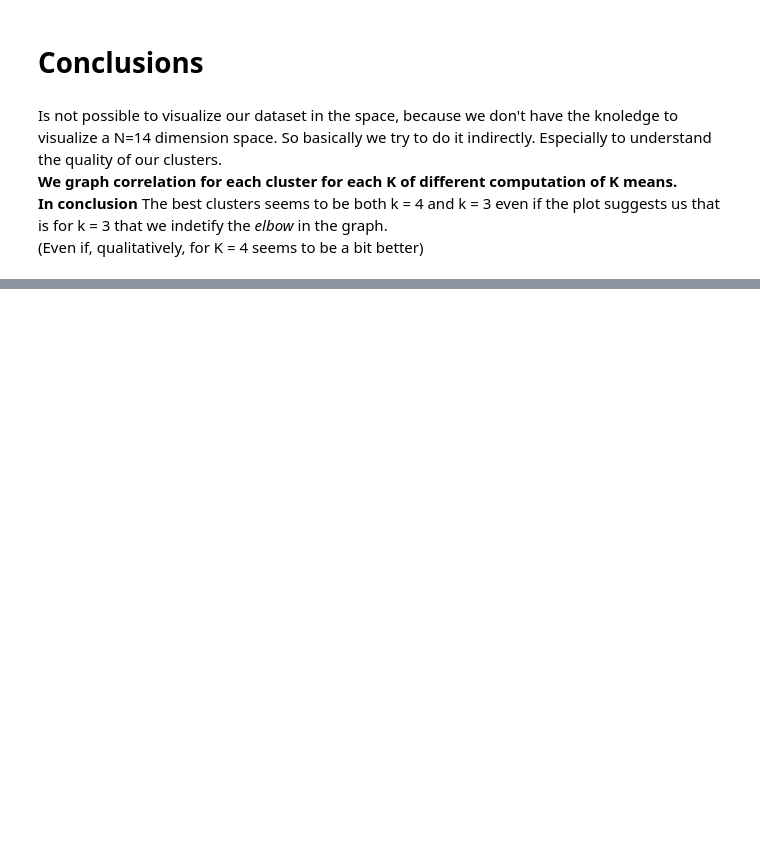
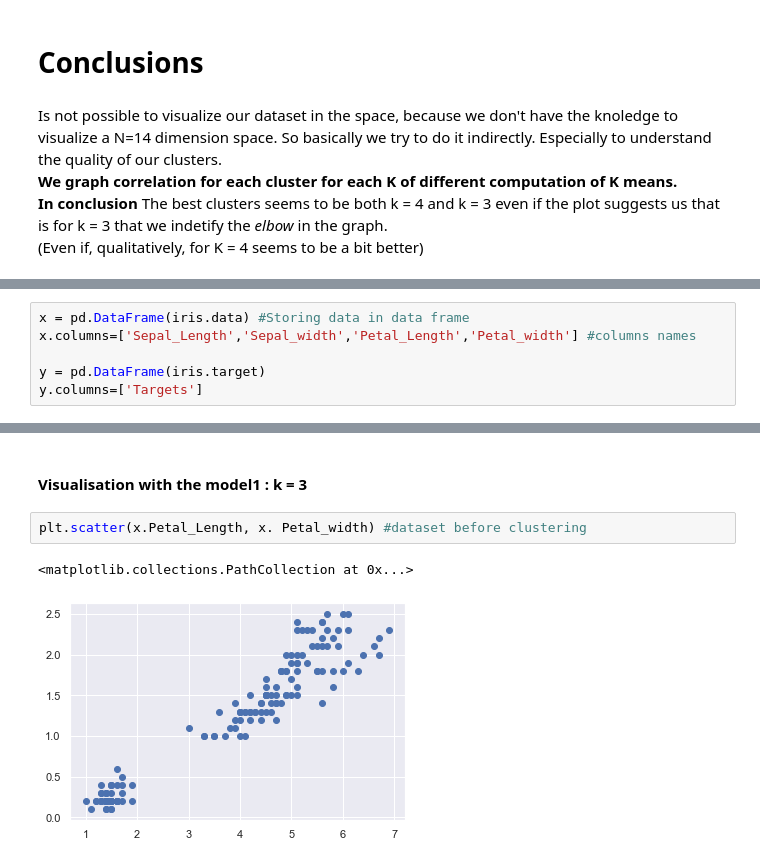
Before and after one commit to Fraquia/ADM-HW4, a Jupyter notebook: main.ipynb, the cells around one changed output, grey strips where cells are left out. Drawn from its saved outputs; the diff is of its cells as text; blank space fills up the shorter version.

```diff
--- a/main.ipynb
+++ b/main.ipynb
@@ -684,0 +704,6 @@ __In conclusion__ The best clusters seems to be both k = 4 and k = 3 even if the
+# %%
+x = pd.DataFrame(iris.data) #Storing data in data frame
+x.columns=['Sepal_Length','Sepal_width','Petal_Length','Petal_width'] #columns names
+
+y = pd.DataFrame(iris.target)
+y.columns=['Targets']
@@ -684,0 +844,7 @@ __In conclusion__ The best clusters seems to be both k = 4 and k = 3 even if the
+# %% [markdown]
+#### Visualisation with the model1 : k = 3
+# %%
+plt.scatter(x.Petal_Length, x. Petal_width) #dataset before clustering
+# %% [output]
+<matplotlib.collections.PathCollection at 0x...>
+[figure, added]
```
Also changed, not shown: parts of 18 cells of this notebook.
